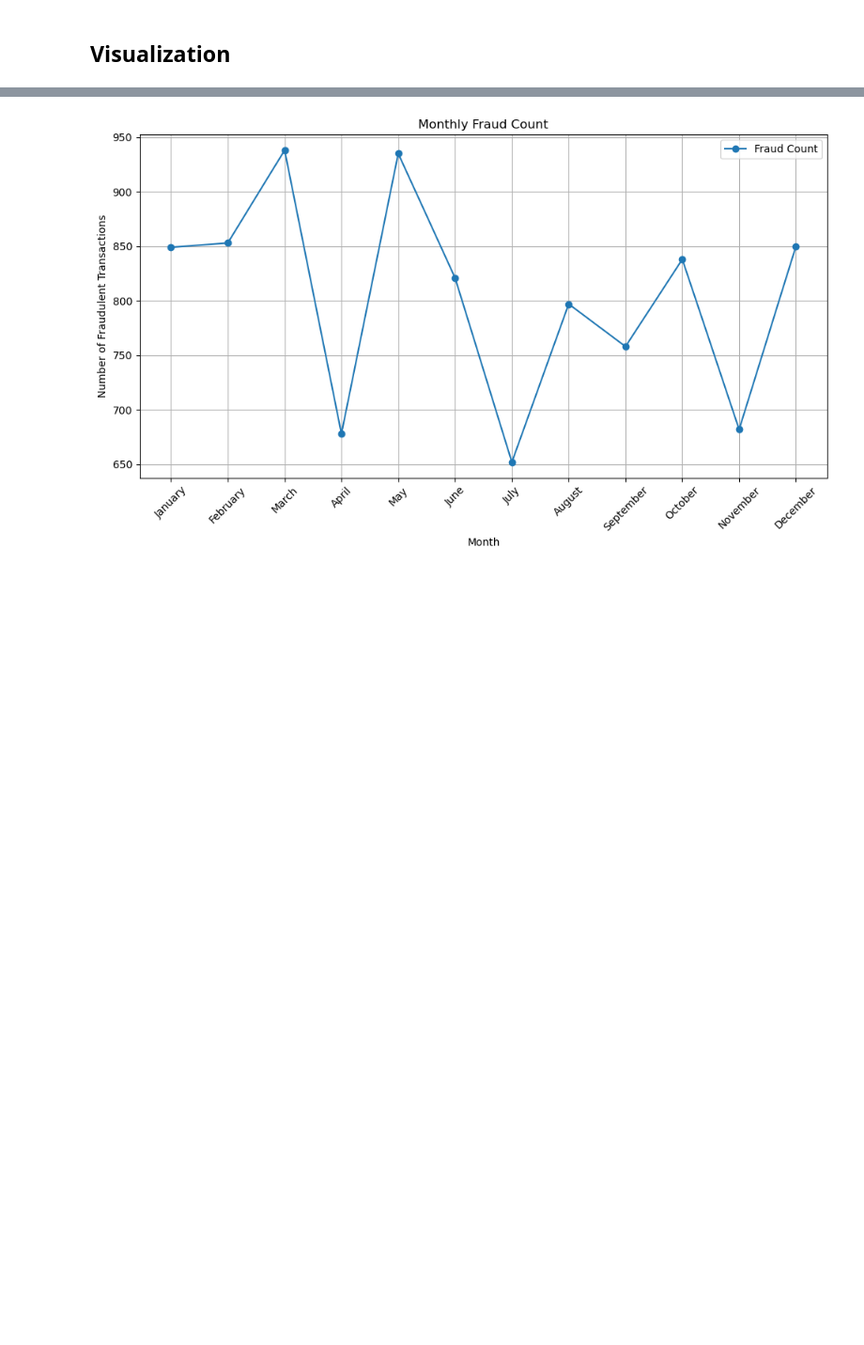
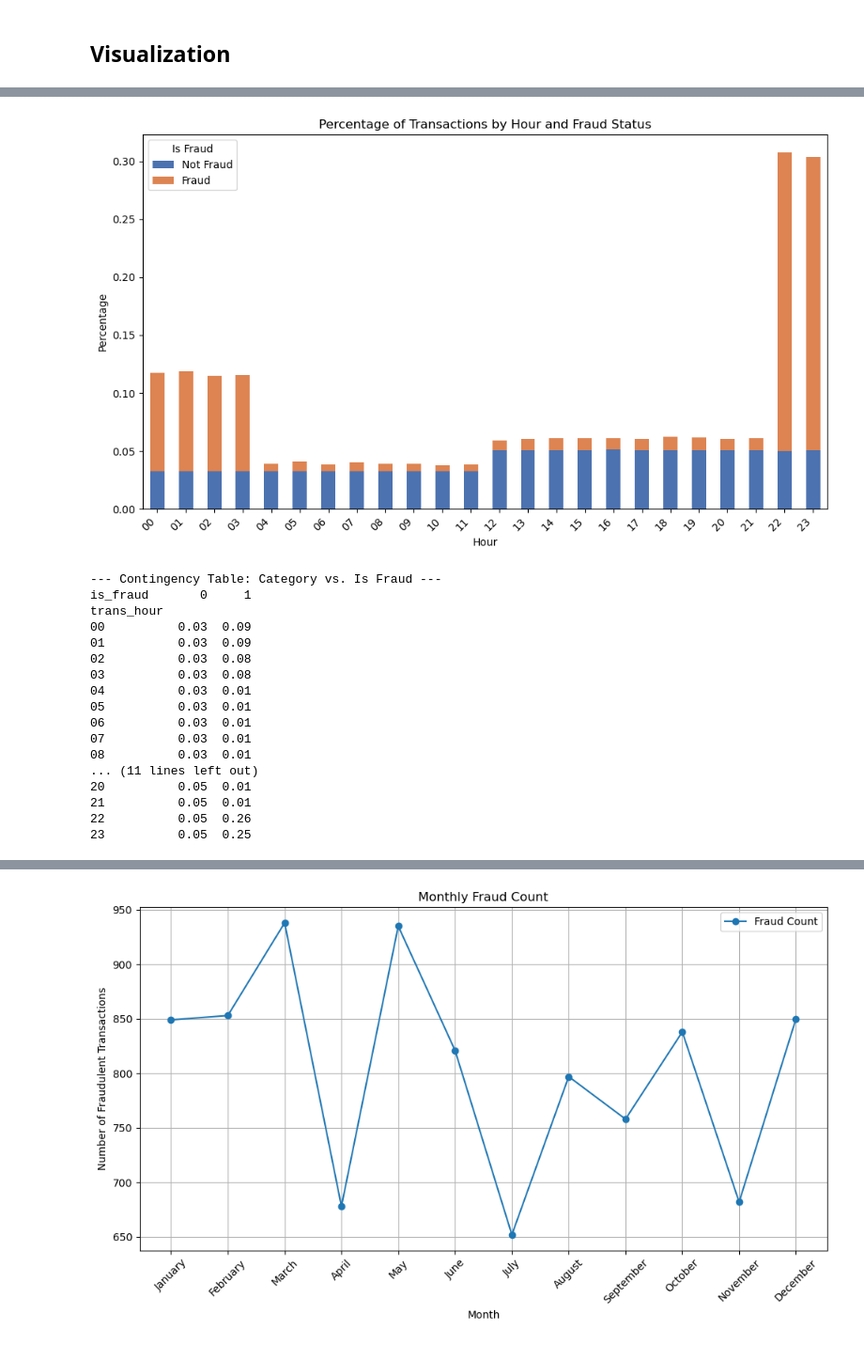
Before and after one commit to SirErikPak/CreditCardFraud, a Jupyter notebook: Notebook/Fraud.ipynb, the cells around one changed output, grey strips where cells are left out. Shown at 94% size. Cells and saved outputs as stored; diff of their text form; code cells hidden in the pictures; blank space fills up the shorter version.

```diff
--- a/Notebook/Fraud.ipynb
+++ b/Notebook/Fraud.ipynb
@@ -188,12 +186 @@ df.head()
 5 rows × 23 columns
-# %%
-# remove 'fraud_' prefix from the 'merchant' column
-df['merchant'] = df['merchant'].str.replace('^fraud_', '', regex=True)
-# determine month, day of the week
-df['trans_month'] = df.trans_date_trans_time.dt.month_name()
-df['trans_day_of_week'] = df.trans_date_trans_time.dt.day_name()
-df['trans_hour'] = df.trans_date_trans_time.dt.hour
-
-
-
-df.head()
@@ -287,0 +311,40 @@ plt.show()
+# %%
+# Creating the Contingency Table
+contingency_table_percent_col = pd.crosstab(df['trans_hour'], df['is_fraud'], normalize='columns')
+contingency_table_percent_col.plot(
+    kind='bar',
+    stacked=True,
+    figsize=(10, 6),
+    color=['#4c72b0', '#dd8452']  # Optional: custom colors for clarity
+)
+
+plt.ylabel('Percentage')
+plt.xlabel('Hour')
+plt.title('Percentage of Transactions by Hour and Fraud Status')
+plt.legend(['Not Fraud', 'Fraud'], title='Is Fraud')
+plt.xticks(rotation=45, ha='right')
+plt.tight_layout()
+plt.show()
+
+# --- Creating the Contingency Table ---
+print("\n--- Contingency Table: Category vs. Is Fraud ---")
+print(contingency_table_percent_col.round(2))
+# %% [output]
+[figure, added]
+--- Contingency Table: Category vs. Is Fraud ---
+is_fraud       0     1
+trans_hour
+00          0.03  0.09
+01          0.03  0.09
+02          0.03  0.08
+03          0.03  0.08
+04          0.03  0.01
+05          0.03  0.01
+06          0.03  0.01
+07          0.03  0.01
+08          0.03  0.01
+... (11 lines left out)
+20          0.05  0.01
+21          0.05  0.01
+22          0.05  0.26
+23          0.05  0.25
```
Also changed, not shown: parts of 22 cells of this notebook, 1 other file.
